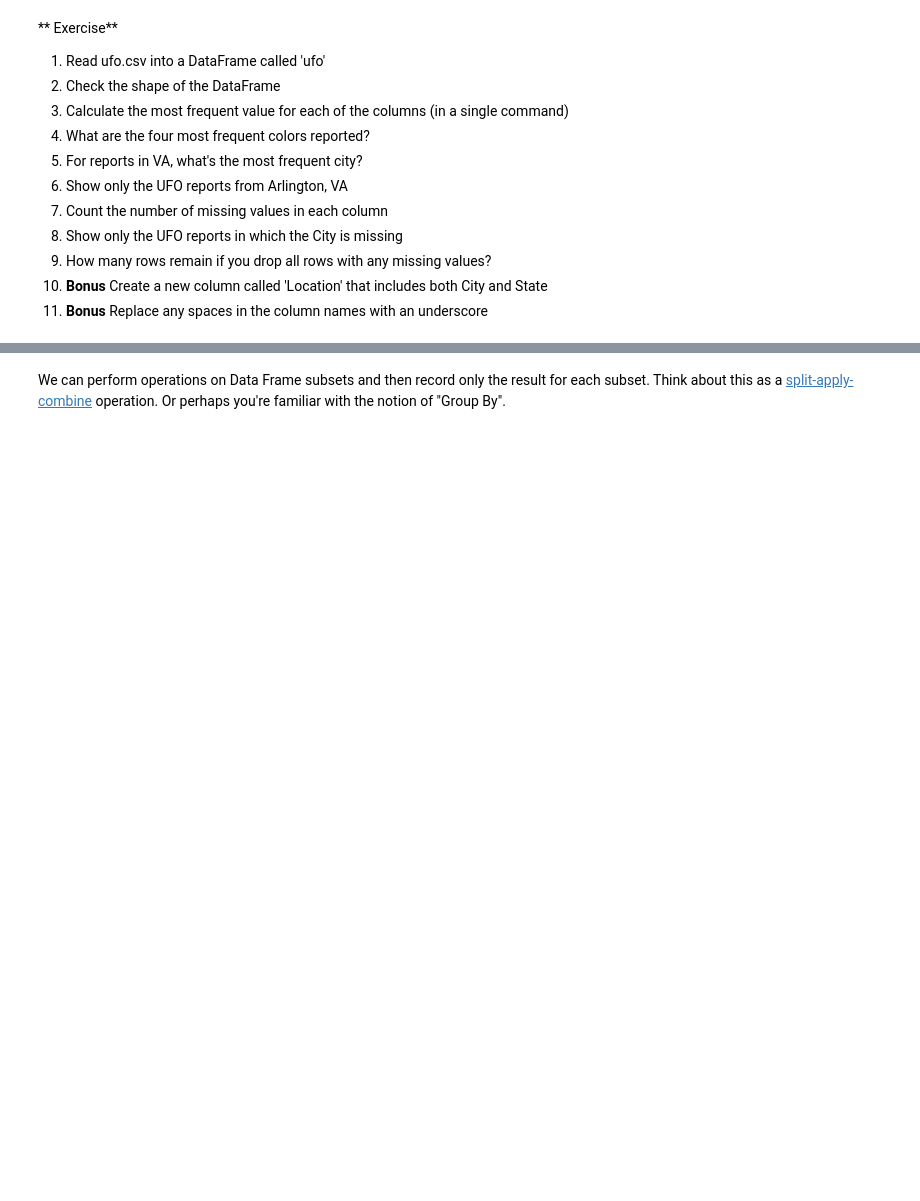
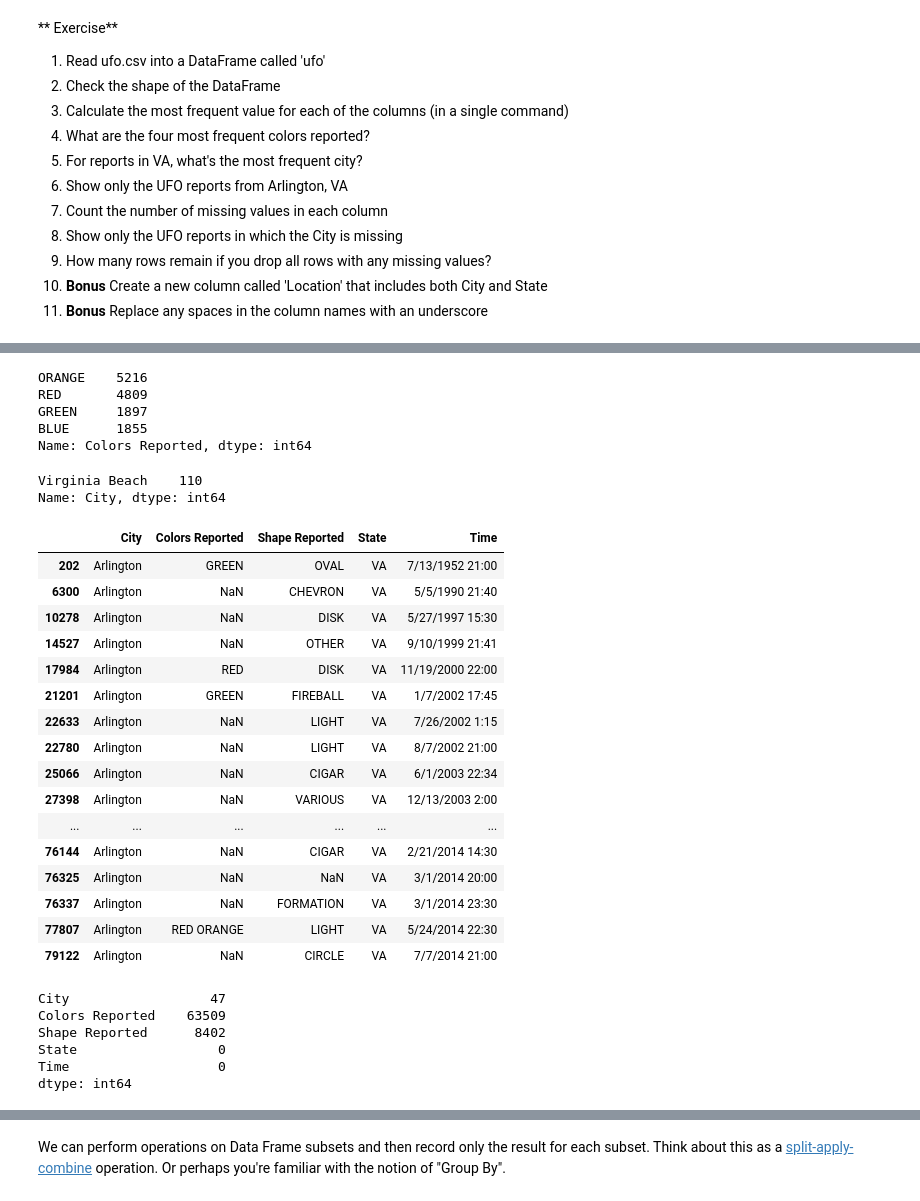
Before and after one commit to octaviaaris/ga_hw, a Jupyter notebook: 04_pandas_op.ipynb, the cells around one changed output, grey strips where cells are left out. Drawn from its saved outputs; the diff is of its cells as text; code cells hidden in the pictures; blank space fills up the shorter version.

```diff
--- a/04_pandas_op.ipynb
+++ b/04_pandas_op.ipynb
@@ -416,3 +441,7 @@ drinks = pd.read_csv('drinks.csv', header=0, names=drink_cols, na_filter=False)
 9. How many rows remain if you drop all rows with any missing values?
 10. **Bonus** Create a new column called 'Location' that includes both City and State
 11. **Bonus** Replace any spaces in the column names with an underscore
+# %%
+# Read ufo.csv into a DataFrame called 'ufo'
+import pandas as pd
+ufo = pd.read_csv('../data/ufo.csv', delimiter=",")
@@ -418,0 +471,46 @@ drinks = pd.read_csv('drinks.csv', header=0, names=drink_cols, na_filter=False)
+# %%
+# What are the four most frequent colors reported?
+ufo['Colors Reported'].value_counts().head(4)
+# %% [output]
+ORANGE    5216
+RED       4809
+GREEN     1897
+BLUE      1855
+Name: Colors Reported, dtype: int64
+# %%
+# For reports in VA, what's the most frequent city?
+ufo[ufo.State == 'VA'].City.value_counts().head(1)
+# %% [output]
+Virginia Beach    110
+Name: City, dtype: int64
+# %%
+# Show only the UFO reports from Arlington, VA
+ufo[(ufo.State == 'VA') & (ufo.City == "Arlington")]
+# %% [output]
+|  | City | Colors Reported | Shape Reported | State | Time |
+| 202 | Arlington | GREEN | OVAL | VA | 7/13/1952 21:00 |
+| 6300 | Arlington | NaN | CHEVRON | VA | 5/5/1990 21:40 |
+| 10278 | Arlington | NaN | DISK | VA | 5/27/1997 15:30 |
+| 14527 | Arlington | NaN | OTHER | VA | 9/10/1999 21:41 |
+| 17984 | Arlington | RED | DISK | VA | 11/19/2000 22:00 |
+| 21201 | Arlington | GREEN | FIREBALL | VA | 1/7/2002 17:45 |
+| 22633 | Arlington | NaN | LIGHT | VA | 7/26/2002 1:15 |
+| 22780 | Arlington | NaN | LIGHT | VA | 8/7/2002 21:00 |
+| 25066 | Arlington | NaN | CIGAR | VA | 6/1/2003 22:34 |
+| 27398 | Arlington | NaN | VARIOUS | VA | 12/13/2003 2:00 |
+| ... | ... | ... | ... | ... | ... |
+| 76144 | Arlington | NaN | CIGAR | VA | 2/21/2014 14:30 |
+| 76325 | Arlington | NaN | NaN | VA | 3/1/2014 20:00 |
+| 76337 | Arlington | NaN | FORMATION | VA | 3/1/2014 23:30 |
+| 77807 | Arlington | RED ORANGE | LIGHT | VA | 5/24/2014 22:30 |
+| 79122 | Arlington | NaN | CIRCLE | VA | 7/7/2014 21:00 |
+# %%
+# Count the number of missing values in each column
+ufo.isnull().sum()
+# %% [output]
+City                  47
+Colors Reported    63509
+Shape Reported      8402
+State                  0
+Time                   0
+dtype: int64
```
Also changed, not shown: parts of 20 cells of this notebook.
